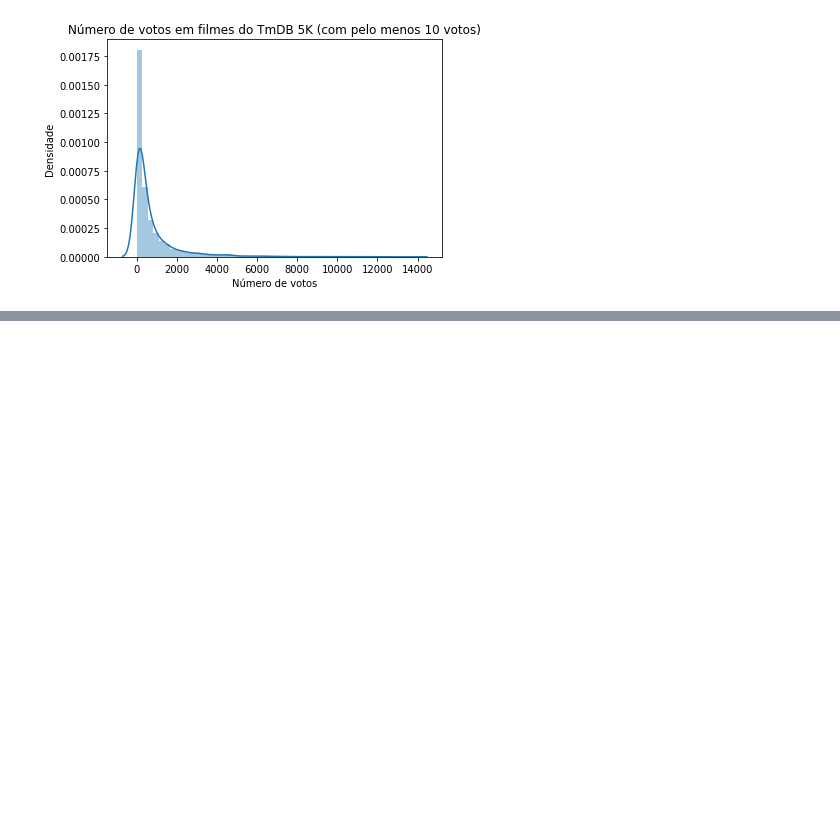
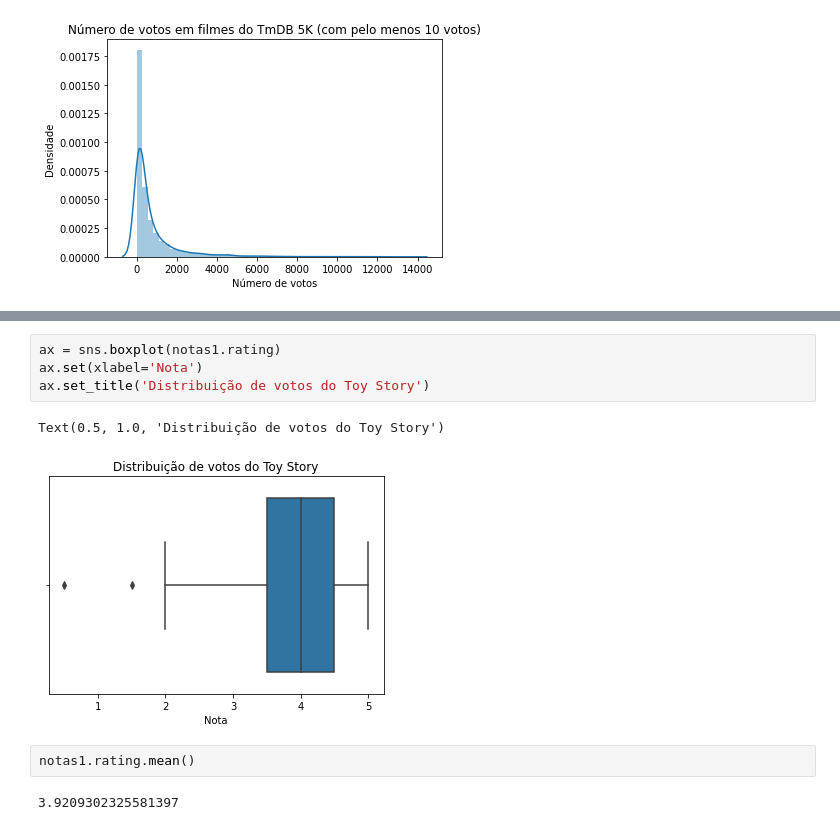
Before and after one commit to igorgripp/datascience-teste-estatisticos, a Jupyter notebook: Data Science - Introdução a Testes.ipynb, the cells around one changed output, grey strips where cells are left out. Drawn from its saved outputs; the diff is of its cells as text; blank space fills up the shorter version.

```diff
--- a/Data Science - Introdução a Testes.ipynb
+++ b/Data Science - Introdução a Testes.ipynb
@@ -194,0 +244,11 @@ Text(0.5, 1.0, 'Orçamentos dos filmes do TmDB 5K')
+# %%
+ax = sns.boxplot(notas1.rating)
+ax.set(xlabel='Nota')
+ax.set_title('Distribuição de votos do Toy Story')
+# %% [output]
+Text(0.5, 1.0, 'Distribuição de votos do Toy Story')
+[figure, added]
+# %%
+notas1.rating.mean()
+# %% [output]
+3.9209302325581397
```
Also changed, not shown: parts of 12 cells of this notebook.
